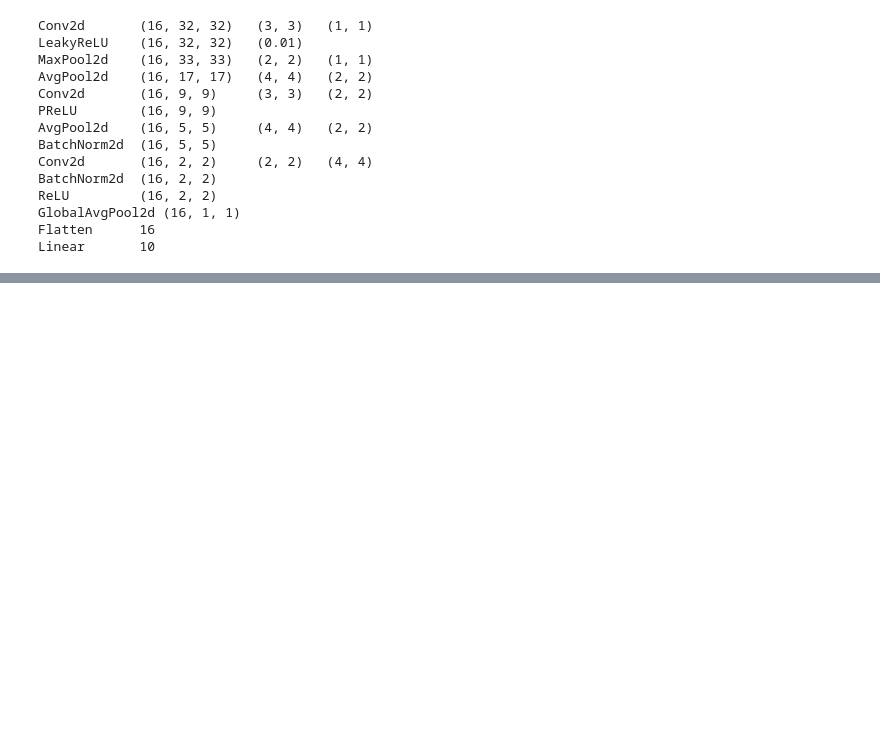
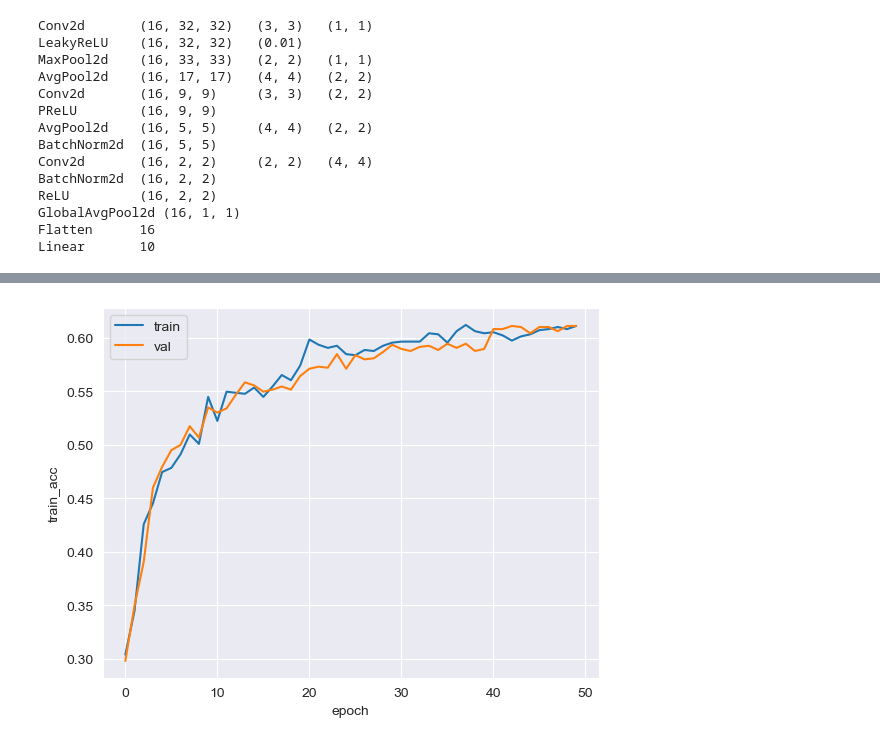
Before and after one commit to alkorolyov/sophius, a Jupyter notebook: notebooks/05_generate_models.ipynb, the cells around one changed output, grey strips where cells are left out. Drawn from its saved outputs; the diff is of its cells as text; code cells hidden in the pictures; blank space fills up the shorter version.

```diff
--- a/notebooks/05_generate_models.ipynb
+++ b/notebooks/05_generate_models.ipynb
@@ -250,0 +288,12 @@ sns.lineplot(res, x = 'epoch', y = 'val_acc');
+# %%
+res = train_on_gpu(model = model,
+                   loader = loader_gpu,
+                   learning_rate=0.01,
+                   gamma=0.5,
+                   milestones = [20, 40],
+                   num_epoch = 50,
+                   verbose = True)
+
+sns.lineplot(res, x = 'epoch', y = 'train_acc', label='train')
+sns.lineplot(res, x = 'epoch', y = 'val_acc', label='val');
+# %% [output]
@@ -250,0 +303 @@ sns.lineplot(res, x = 'epoch', y = 'val_acc');
+[figure, added]
```
Also changed, not shown: parts of 10 cells of this notebook, 2 other files.
